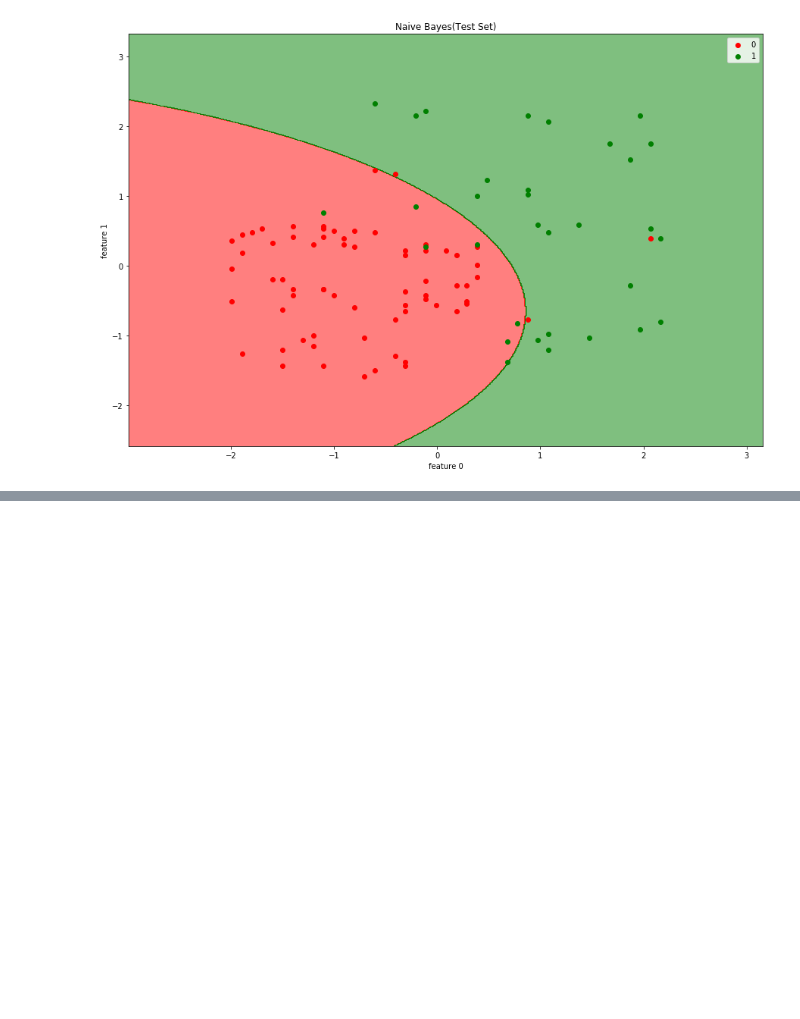
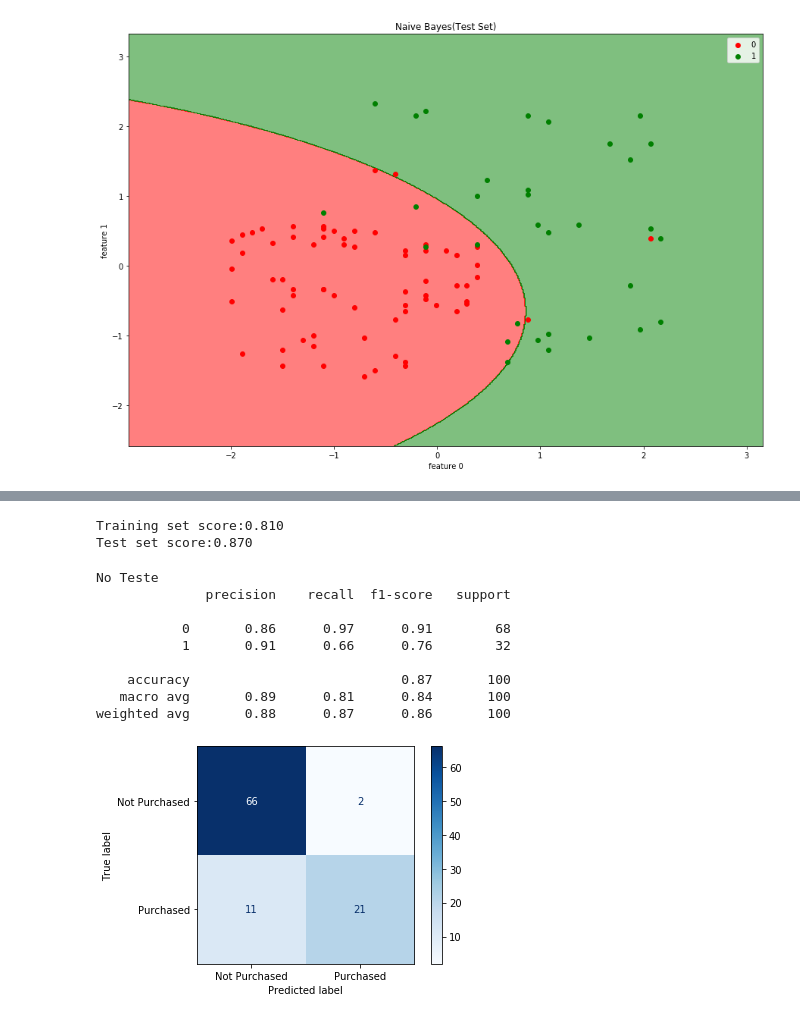
Before and after one commit to FabioMMaia/Machine_Learning, a Jupyter notebook: Classification Algorithms/Naive Bayes.ipynb, the cells around one changed output, grey strips where cells are left out. Drawn from its saved outputs; the diff is of its cells as text; code cells hidden in the pictures; blank space fills up the shorter version.

Commit message:
adicionando modificacoes em naive bayes

```diff
--- a/Classification Algorithms/Naive Bayes.ipynb
+++ b/Classification Algorithms/Naive Bayes.ipynb
@@ -254,0 +201,7 @@ plt.legend(loc='best')
+# %%
+dataset['Age_Category'] = dataset['Age'].apply(lambda x:'kid' if x<=10
+                                               else 'teenager' if x<=18
+                                               else 'young adult' if x<=25
+                                               else 'adult' if x<=45
+                                               else 'mature' if x<=60
+                                               else 'old')
@@ -254,0 +217,44 @@ plt.legend(loc='best')
+# %%
+# # Splitting training and testing
+from sklearn.model_selection import train_test_split
+
+X_train, X_test, y_train, y_test = train_test_split(pd.get_dummies(dataset[['Gender','Age_Category']]),
+                                                    dataset[['Purchased']],
+                                                    test_size=0.25,
+                                                    random_state=0)
+# %%
+from sklearn.naive_bayes import MultinomialNB
+
+classifier=MultinomialNB(alpha=1)
+classifier.fit(X_train, y_train)
+# y_pred = classifier.predict(X_test)
+y_pred_test = classifier.predict(X_test)
+y_pred_train = classifier.predict(X_train)
+# %%
+print('Training set score:{:.3f}\nTest set score:{:.3f}'.format(classifier.score(X_train, y_train),
+                                                                classifier.score(X_test, y_test)))
+# %% [output]
+Training set score:0.810
+Test set score:0.870
+# %%
+print('No Teste')
+print(classification_report(y_test, y_pred_test))
+
+# print(confusion_matrix(y_test, y_pred))
+
+plot_confusion_matrix(classifier, X_test, y_test,
+                                 display_labels=class_names,
+                                 cmap=plt.cm.Blues,
+                                 normalize=None,
+                                 values_format = '.0f');
+# %% [output]
+No Teste
+              precision    recall  f1-score   support
+
+           0       0.86      0.97      0.91        68
+           1       0.91      0.66      0.76        32
+
+    accuracy                           0.87       100
+   macro avg       0.89      0.81      0.84       100
+weighted avg       0.88      0.87      0.86       100
+[figure, added]
```
Also changed, not shown: parts of 30 cells of this notebook, 12 other files.
